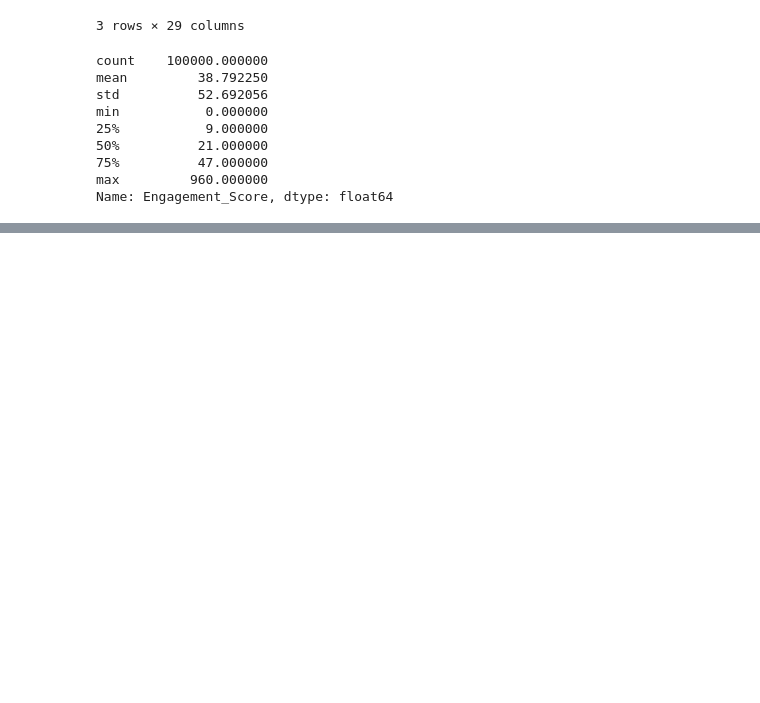
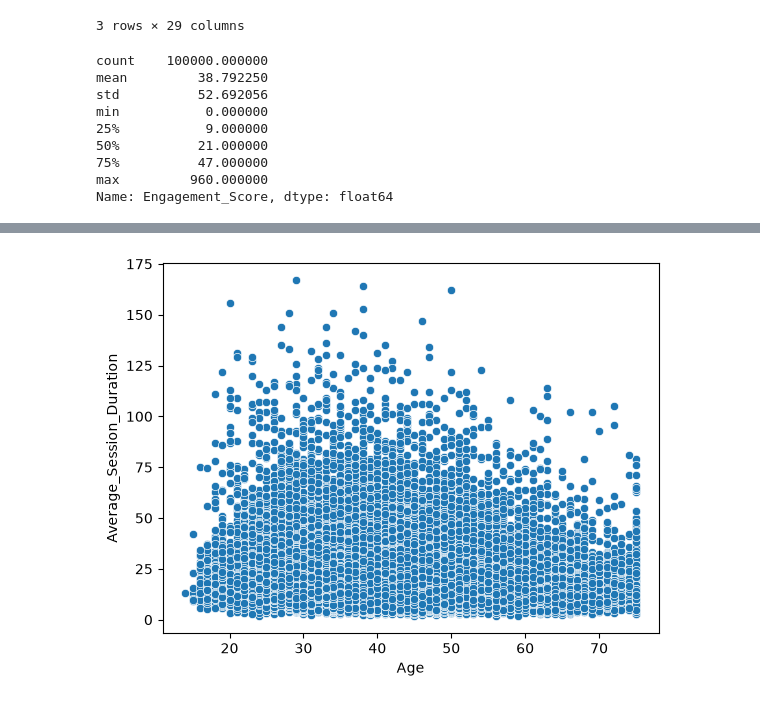
Before and after one commit to RameenWahid/Mobile-App-User-Behavior-Analysis, a Jupyter notebook: code.ipynb, the cells around one changed output, grey strips where cells are left out. Saved outputs shown, nothing was run; the diff lists cells and outputs as text; code cells hidden in the pictures; blank space fills up the shorter version.

```diff
--- a/code.ipynb
+++ b/code.ipynb
@@ -293,0 +363,5 @@ Name: Engagement_Score, dtype: float64
+# %%
+sns.scatterplot(x="Age", y="Average_Session_Duration", data=df)
+plt.show()
+# %% [output]
+[figure, added]
```
Also changed, not shown: parts of 13 cells of this notebook.
